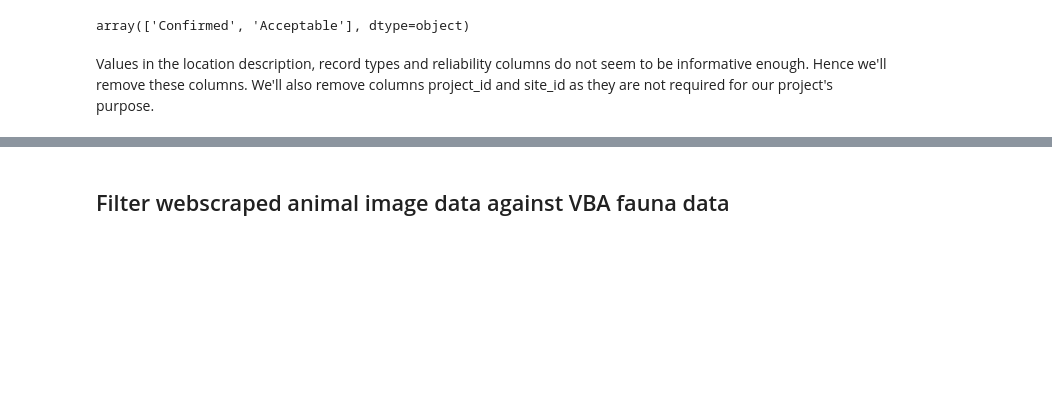
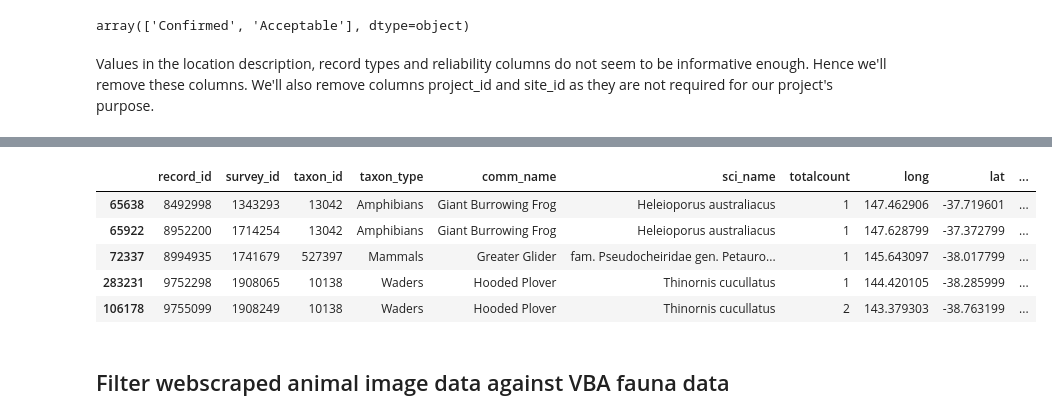
Before and after one commit to poojaisabelle/Project-Two, a Jupyter notebook: database/ETL_vba_scraped_fauna.ipynb, the cells around one changed output, grey strips where cells are left out. Drawn from its saved outputs; the diff is of its cells as text; code cells hidden in the pictures; blank space fills up the shorter version.

```diff
--- a/database/ETL_vba_scraped_fauna.ipynb
+++ b/database/ETL_vba_scraped_fauna.ipynb
@@ -326,3 +330,12 @@ final_fauna_df.head(10)
+# %%
+final_fauna_df.head()
+# %% [output]
+|  | record_id | survey_id | taxon_id | taxon_type | comm_name | sci_name | totalcount | long | lat | ... |
+| 65638 | 8492998 | 1343293 | 13042 | Amphibians | Giant Burrowing Frog | Heleioporus australiacus | 1 | 147.462906 | -37.719601 | ... |
+| 65922 | 8952200 | 1714254 | 13042 | Amphibians | Giant Burrowing Frog | Heleioporus australiacus | 1 | 147.628799 | -37.372799 | ... |
+| 72337 | 8994935 | 1741679 | 527397 | Mammals | Greater Glider | fam. Pseudocheiridae gen. Petauro... | 1 | 145.643097 | -38.017799 | ... |
+| 283231 | 9752298 | 1908065 | 10138 | Waders | Hooded Plover | Thinornis cucullatus | 1 | 144.420105 | -38.285999 | ... |
+| 106178 | 9755099 | 1908249 | 10138 | Waders | Hooded Plover | Thinornis cucullatus | 2 | 143.379303 | -38.763199 | ... |
 # %% [markdown]
 ## Filter webscraped animal image data against VBA fauna data
 # %%
```
Also changed, not shown: parts of 13 cells of this notebook.
